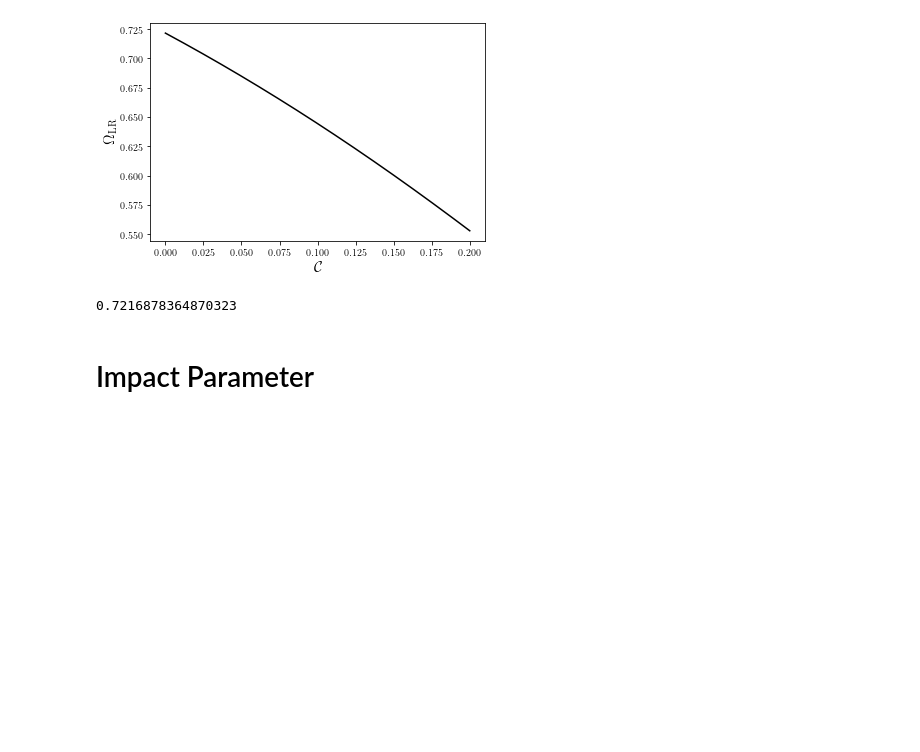
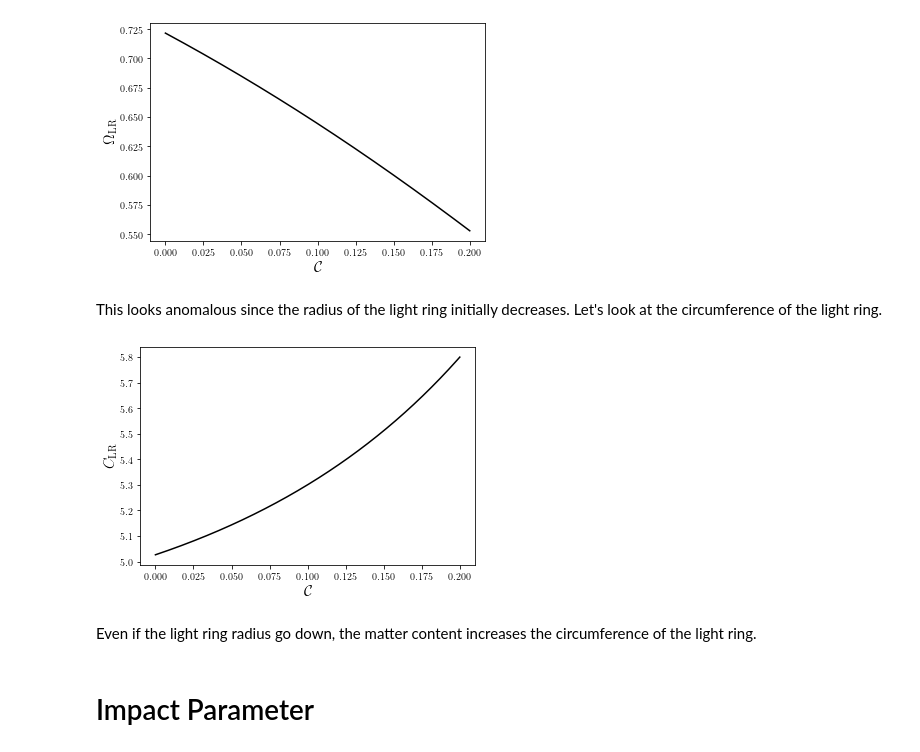
Before and after one commit to xxtofff/BS-Thesis-Codes, a Jupyter notebook: codes/2. Orbital quantities.ipynb, the cells around one changed output. Cells and saved outputs as stored; diff of their text form; code cells hidden in the pictures; blank space fills up the shorter version.

Commit message:
added the circumference plot

```diff
--- a/codes/2. Orbital quantities.ipynb
+++ b/codes/2. Orbital quantities.ipynb
@@ -179,17 +211,3 @@ plt.savefig('..//figures//LightRingPlot.pdf')
 plt.show()
 # %% [output]
 [figure]
-# %%
-c_vals = np.linspace(10**-20, 0.2, 10**3)
-
-lr_vals_1 = []
-circ_vals = []
-for c_val in c_vals:
-    c = c_val
-    lr_vals_1.append(*fsolve(lr_eqn, 0.5))
-    circ_vals.append(circum(*fsolve(lr_eqn, 0.5)))
-
-plt.plot(c_vals, circ_vals, c = 'black')
-plt.xlabel('$\mathcal{C}$', fontsize = 15)
-plt.ylabel('$C_{\mathrm{LR}}$', fontsize = 15)
-plt.show()
@@ -299,10 +229,24 @@ plt.savefig('..//figures//AngFreqPlot.pdf')
 plt.show()
 # %% [output]
 [figure]
-# %%
-om_1[0]
-# %% [output]
-0.7216878364870323
+# %% [markdown]
+This looks anomalous since the radius of the light ring initially decreases. Let's look at the circumference of the light ring.
+# %%
+circum = []
+
+for i in range(len(lr_vals_1)):
+    c = c_vals[i]
+    circum.append(2*np.pi*lr_vals_1[i]*np.sqrt(grr(lr_vals_1[i])))
+
+plt.plot(c_vals, circum, c = 'black')
+plt.xlabel('$\mathcal{C}$', fontsize = 15)
+plt.ylabel('$C_{\mathrm{LR}}$', fontsize = 15)
+plt.savefig('..//figures//Circum.pdf')
+plt.show()
+# %% [output]
+[figure, added]
+# %% [markdown]
+Even if the light ring radius go down, the matter content increases the circumference of the light ring.
 # %% [markdown]
 # Impact Parameter
 # %%
```
Also changed, not shown: parts of 21 cells of this notebook, 10 other files.
